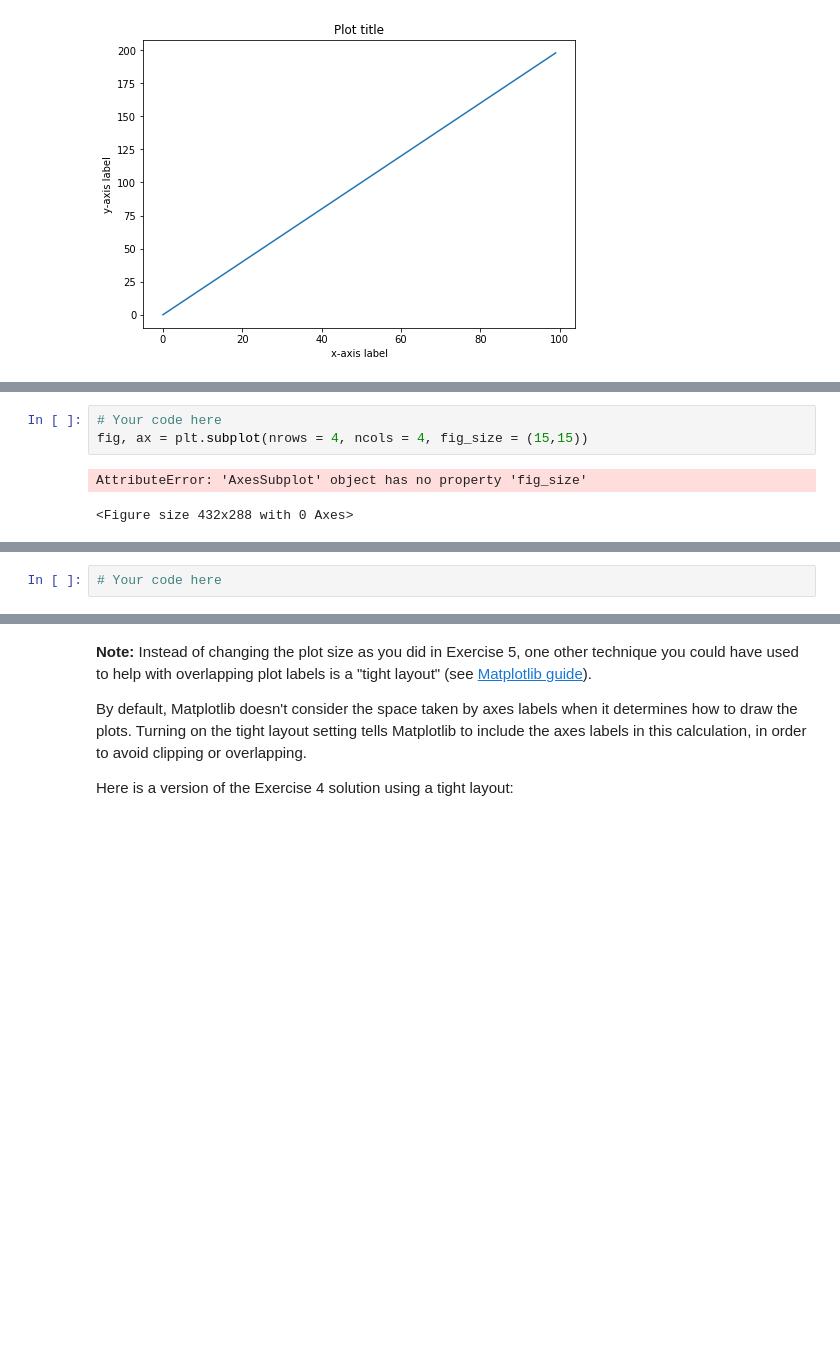
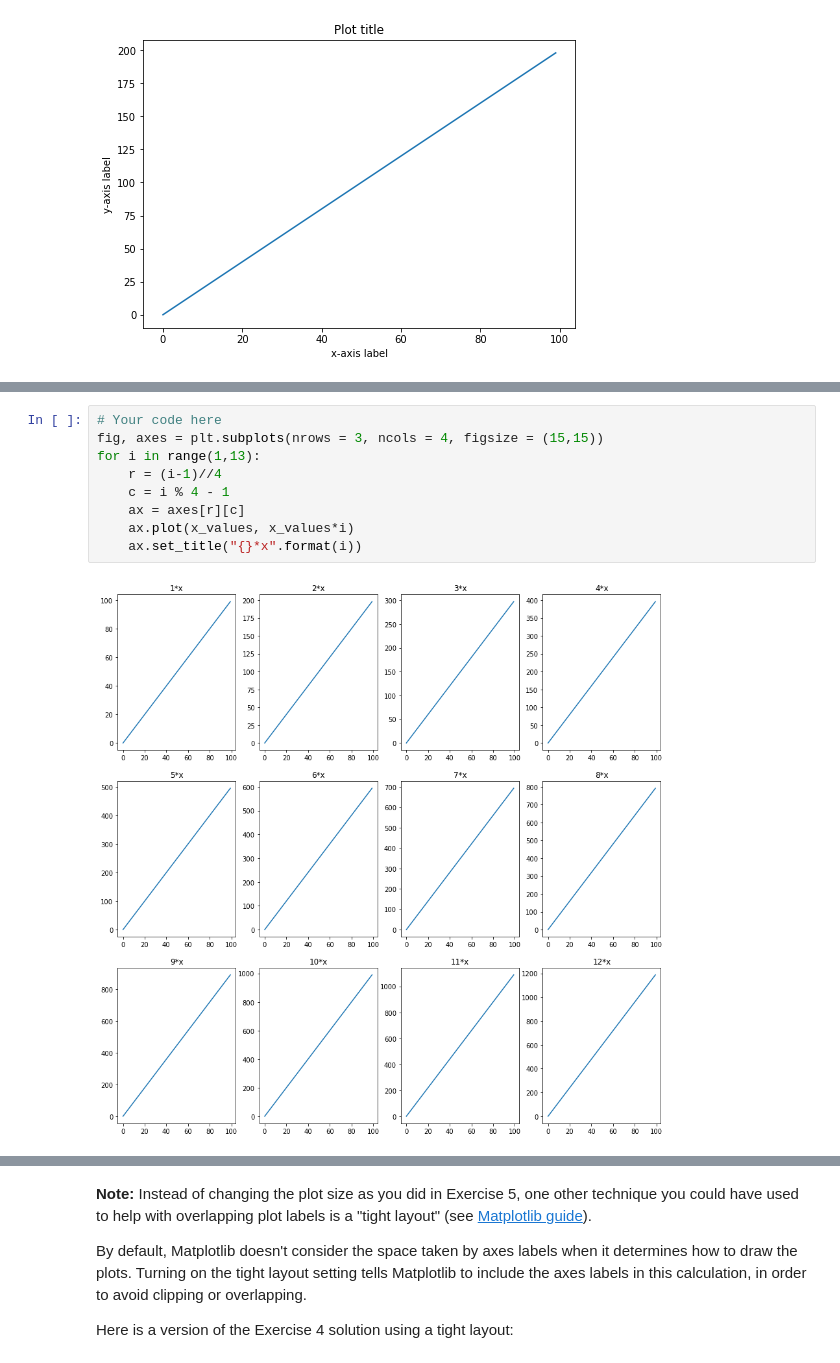
Before and after one commit to kmmooney/dsc-more-practice-with-matplotlib-lab, a Jupyter notebook: index.ipynb, the cells around one changed output, grey strips where cells are left out. Saved outputs shown, nothing was run; the diff lists cells and outputs as text; blank space fills up the shorter version.

Commit message:
Completed customizing visualizations lab

```diff
--- a/index.ipynb
+++ b/index.ipynb
@@ -94,12 +94,17 @@ Perform following actions:
 The graph you create should look like this:
 
 ![subplots showing 1x through 12x](https://curriculum-content.s3.amazonaws.com/data-science/images/subplots_1x_12x.png)
-# %%
-# Your code here
-fig, ax = plt.subplot(nrows = 4, ncols = 4, fig_size = (15,15))
-# %% [output]
-AttributeError: 'AxesSubplot' object has no property 'fig_size'
-<Figure size 432x288 with 0 Axes>
+# %%
+# Your code here
+fig, axes = plt.subplots(nrows = 3, ncols = 4, figsize = (15,15))
+for i in range(1,13):
+    r = (i-1)//4
+    c = i % 4 - 1
+    ax = axes[r][c]
+    ax.plot(x_values, x_values*i)
+    ax.set_title("{}*x".format(i))
+# %% [output]
+[figure, added]
 # %% [markdown]
 ## Exercise 3
 
@@ -110,5 +115,3 @@ Repeat the above exercise, but standardize the axes of all of your subplots so t
 The graph you create should look like this:
 
 ![subplots showing 1x through 12x with the same y-axis](https://curriculum-content.s3.amazonaws.com/data-science/images/subplots_1x_12x_normalized.png)
-# %%
-# Your code here
```
Also changed, not shown: parts of 6 cells of this notebook.
